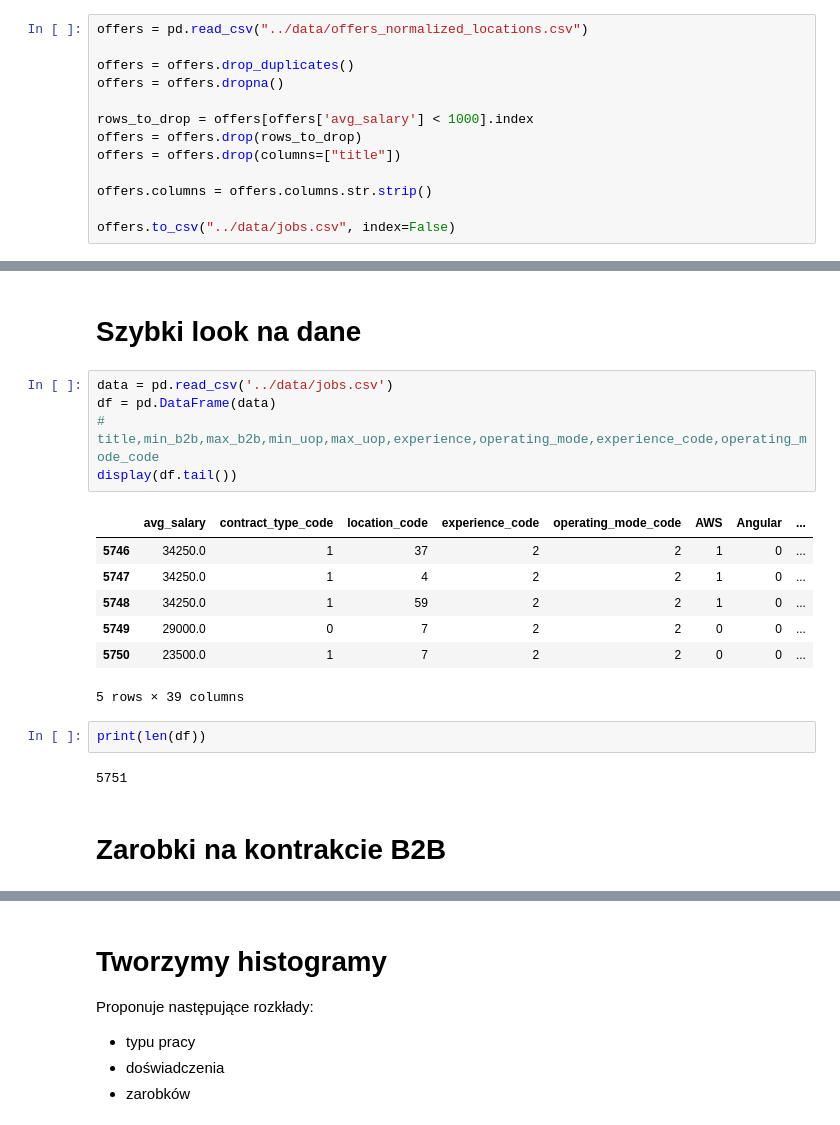
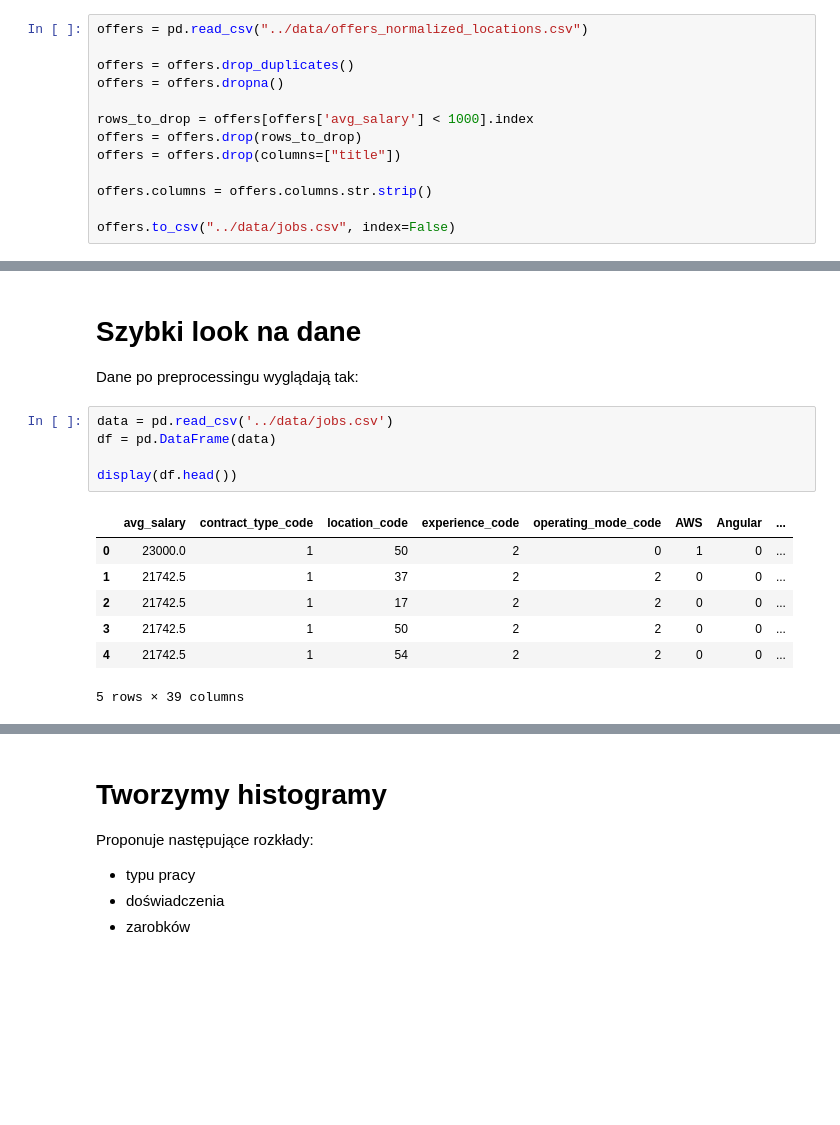
Before and after one commit to lukaszfabia/IT-salary-predictor, a Jupyter notebook: analysis/analysis.ipynb, the cells around one changed output, grey strips where cells are left out. Cells and saved outputs as stored; diff of their text form; blank space fills up the shorter version.

```diff
--- a/analysis/analysis.ipynb
+++ b/analysis/analysis.ipynb
@@ -111,21 +126,17 @@ Następnie naprawiamy sobie lokacje oraz technologie. W przypadku technologii ni
 # %% [markdown]
 # Szybki look na dane
+
+Dane po preprocessingu wyglądają tak:
 # %%
 data = pd.read_csv('../data/jobs.csv')
 df = pd.DataFrame(data)
-# title,min_b2b,max_b2b,min_uop,max_uop,experience,operating_mode,experience_code,operating_mode_code
-display(df.tail())
+
+display(df.head())
 # %% [output]
 |  | avg_salary | contract_type_code | location_code | experience_code | operating_mode_code | AWS | Angular | ... |
-| 5746 | 34250.0 | 1 | 37 | 2 | 2 | 1 | 0 | ... |
-| 5747 | 34250.0 | 1 | 4 | 2 | 2 | 1 | 0 | ... |
-| 5748 | 34250.0 | 1 | 59 | 2 | 2 | 1 | 0 | ... |
-| 5749 | 29000.0 | 0 | 7 | 2 | 2 | 0 | 0 | ... |
-| 5750 | 23500.0 | 1 | 7 | 2 | 2 | 0 | 0 | ... |
+| 0 | 23000.0 | 1 | 50 | 2 | 0 | 1 | 0 | ... |
+| 1 | 21742.5 | 1 | 37 | 2 | 2 | 0 | 0 | ... |
+| 2 | 21742.5 | 1 | 17 | 2 | 2 | 0 | 0 | ... |
+| 3 | 21742.5 | 1 | 50 | 2 | 2 | 0 | 0 | ... |
+| 4 | 21742.5 | 1 | 54 | 2 | 2 | 0 | 0 | ... |
 5 rows × 39 columns
-# %%
-print(len(df))
-# %% [output]
-5751
-# %% [markdown]
-# Zarobki na kontrakcie B2B
```
Also changed, not shown: parts of 22 cells of this notebook, 33 other files.
